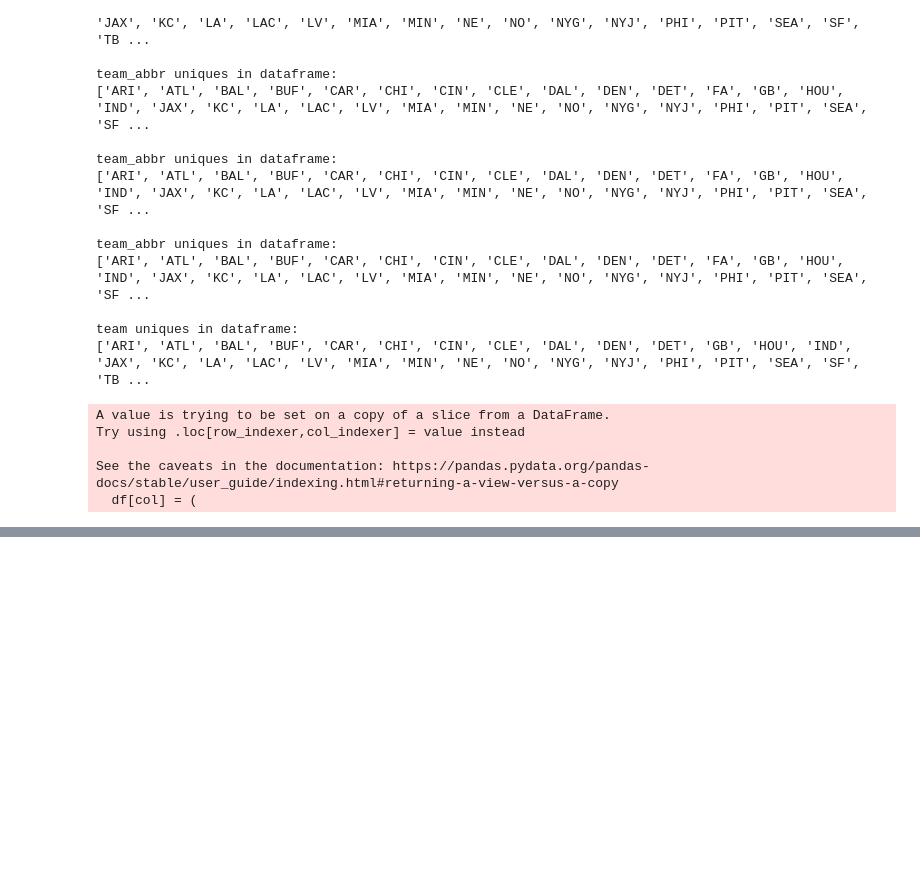
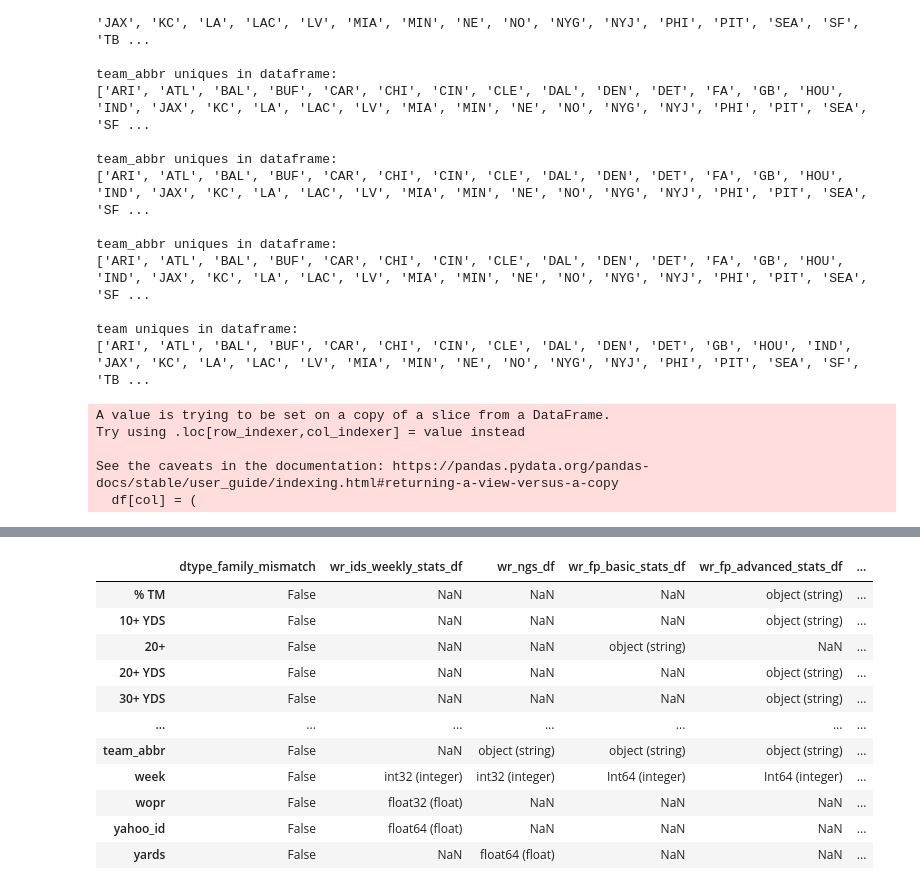
Before and after one commit to ARCtechmo/fanfav, a Jupyter notebook: wr_df_v2.ipynb, the cells around one changed output, grey strips where cells are left out. Saved outputs shown, nothing was run; the diff lists cells and outputs as text; code cells hidden in the pictures; blank space fills up the shorter version.

Commit message:
refactored the code for team abbreviation standardization; started data type normalization

```diff
--- a/wr_df_v2.ipynb
+++ b/wr_df_v2.ipynb
@@ -1609,0 +1696,17 @@ array(['ARI', 'NYG', 'SEA', 'NO', 'CHI', 'NE', 'MIA', 'DET', 'HOU', 'GB',
+# %%
+# Replace these with your in-memory dfs (ensure they exist in your notebook)
+dfs_dict = {
+    "wr_ids_weekly_stats_df": wr_ids_weekly_stats_df,
+    "wr_ngs_df": wr_ngs_df,
+    "wr_fp_basic_stats_df": wr_fp_basic_stats_df,
+    "wr_fp_advanced_stats_df": wr_fp_advanced_stats_df,
+    "wr_fp_rz_stats_df": wr_fp_rz_stats_df,
+    "wr_fd_dk_salary_2017_current_df": wr_fd_dk_salary_2017_current_df,
+}
+
+# 1) Stage copies (safety)
+staged = make_stage_copies(dfs_dict)
+
+# 2) Audit originals (columns, head, dtypes, nulls, object samples)
+for name, df in dfs_dict.items():
+    audit_df(df, name)
@@ -1609,0 +1880,62 @@ array(['ARI', 'NYG', 'SEA', 'NO', 'CHI', 'NE', 'MIA', 'DET', 'HOU', 'GB',
+# %%
+import pandas as pd
+import numpy as np
+import re
+from pandas.api.types import (
+    is_integer_dtype, is_float_dtype, is_bool_dtype,
+    is_string_dtype, is_categorical_dtype, is_datetime64_any_dtype
+)
+
+# === 1) Register your in-memory dataframes here ===
+dfs = {
+    "wr_ids_weekly_stats_df": wr_ids_weekly_stats_df,
+    "wr_ngs_df": wr_ngs_df,
+    "wr_fp_basic_stats_df": wr_fp_basic_stats_df,
+    "wr_fp_advanced_stats_df": wr_fp_advanced_stats_df,
+    "wr_fp_rz_stats_df": wr_fp_rz_stats_df,
+    "wr_fd_dk_salary_2017_current_df": wr_fd_dk_salary_2017_current_df,
+}
+
+# === 2) Helpers to standardize dtype family names ===
+def dtype_family(s: pd.Series) -> str:
+    dt = s.dtype
+    if is_integer_dtype(dt):   return "integer"
+    if is_float_dtype(dt):     return "float"
+    if is_bool_dtype(dt):      return "bool"
+    if is_datetime64_any_dtype(dt): return "datetime"
+    if is_categorical_dtype(dt):    return "category"
+    if is_string_dtype(dt):    return "string"
+    # pandas "object" can be mixed; treat it as "object"
+    return "object"
+
+def dtype_label(s: pd.Series) -> str:
+    # Detailed label: pandas dtype + family
+    return f"{s.dtype} ({dtype_family(s)})"
+
+# === 3) Build the side-by-side dtype matrix ===
+all_cols = sorted({c for df in dfs.values() for c in df.columns})
+matrix = pd.DataFrame(index=all_cols, columns=dfs.keys(), dtype="object")
+
+for name, df in dfs.items():
+    for c in df.columns:
+        matrix.loc[c, name] = dtype_label(df[c])
+
+# Add a simple "mismatch?" flag column comparing families across dfs
+def row_has_mismatch(row):
+    fams = []
+    for val in row.dropna():
+        # pull the family inside parentheses
+        m = re.search(r"\((.*?)\)$", str(val))
+        fams.append(m.group(1) if m else str(val))
+    fams = [f for f in fams if f]  # non-empty
+    return len(set(fams)) > 1
+
+matrix["dtype_family_mismatch"] = matrix.apply(row_has_mismatch, axis=1)
+
+# Reorder columns: put mismatch flag first
+matrix = matrix[["dtype_family_mismatch"] + list(dfs.keys())]
+
+print("=== Side-by-side dtype comparison across dataframes ===")
+display(matrix)
+matrix.to_csv('data_type_matrix.csv', index=True)
+# %% [output]
@@ -1609,0 +1943,12 @@ array(['ARI', 'NYG', 'SEA', 'NO', 'CHI', 'NE', 'MIA', 'DET', 'HOU', 'GB',
+|  | dtype_family_mismatch | wr_ids_weekly_stats_df | wr_ngs_df | wr_fp_basic_stats_df | wr_fp_advanced_stats_df | ... |
+| % TM | False | NaN | NaN | NaN | object (string) | ... |
+| 10+ YDS | False | NaN | NaN | NaN | object (string) | ... |
+| 20+ | False | NaN | NaN | object (string) | NaN | ... |
+| 20+ YDS | False | NaN | NaN | NaN | object (string) | ... |
+| 30+ YDS | False | NaN | NaN | NaN | object (string) | ... |
+| ... | ... | ... | ... | ... | ... | ... |
+| team_abbr | False | NaN | object (string) | object (string) | object (string) | ... |
+| week | False | int32 (integer) | int32 (integer) | Int64 (integer) | Int64 (integer) | ... |
+| wopr | False | float32 (float) | NaN | NaN | NaN | ... |
+| yahoo_id | False | float64 (float) | NaN | NaN | NaN | ... |
+| yards | False | NaN | float64 (float) | NaN | NaN | ... |
```
Also changed, not shown: parts of 19 cells of this notebook.
